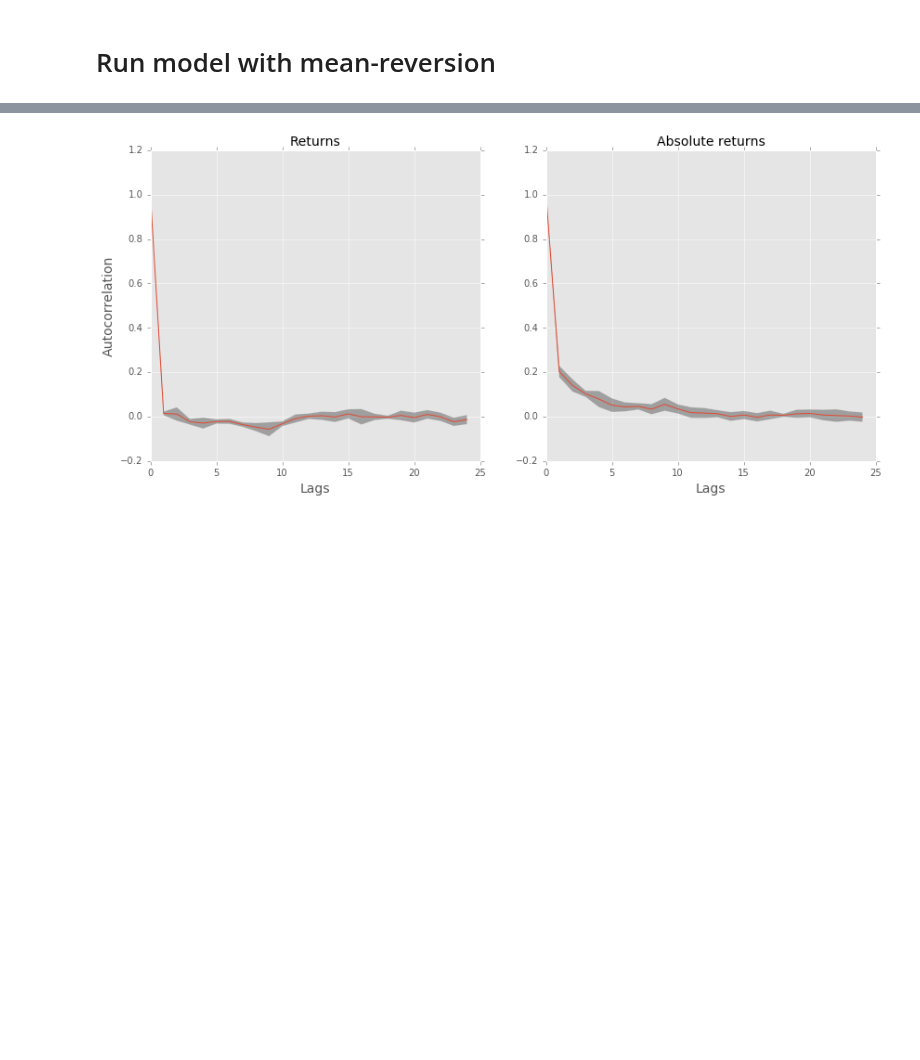
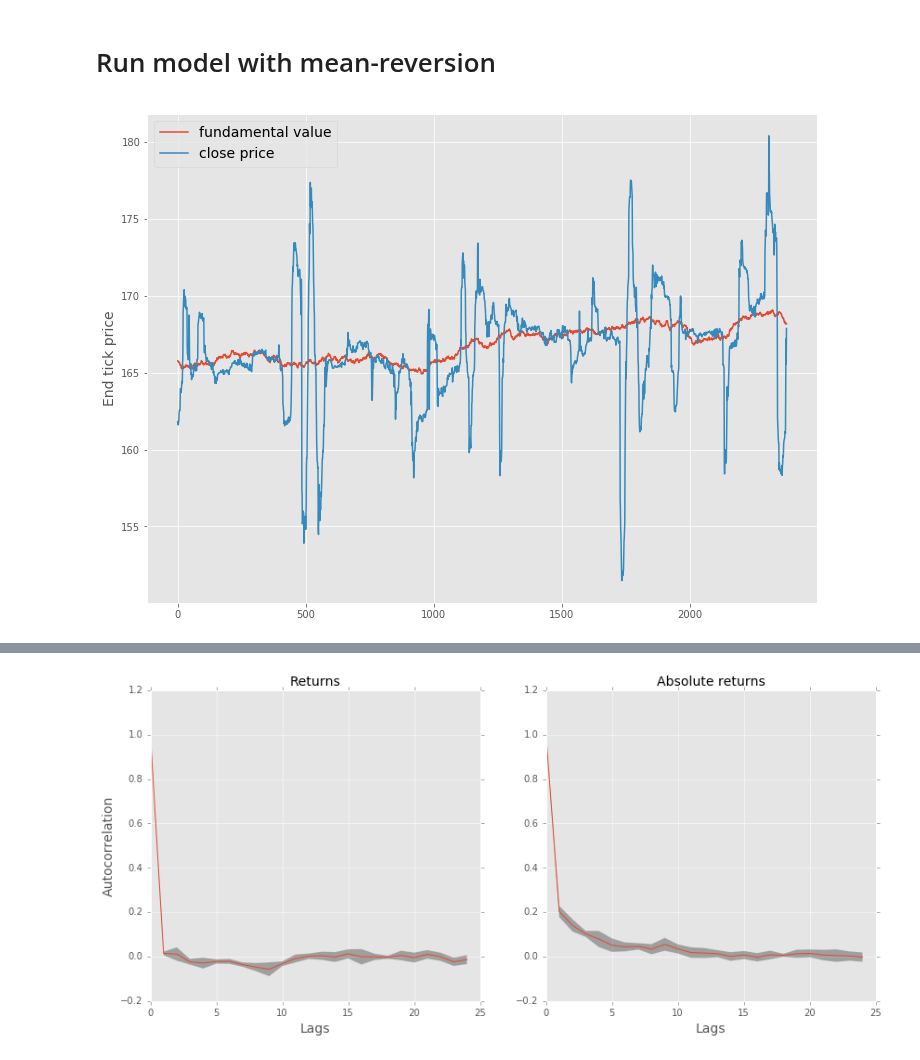
Before and after one commit to joerischasfoort/sim-fin-abm, a Jupyter notebook: Model_dynamics_and_horse_race.ipynb, the cells around one changed output, grey strips where cells are left out. Saved outputs shown, nothing was run; the diff lists cells and outputs as text; code cells hidden in the pictures; blank space fills up the shorter version.

```diff
--- a/Model_dynamics_and_horse_race.ipynb
+++ b/Model_dynamics_and_horse_race.ipynb
@@ -116,6 +116,18 @@ for seed in range(NRUNS):
     obs.append(orderbook)
 # %%
 mc_prices, mc_returns, mc_autocorr_returns, mc_autocorr_abs_returns, mc_volatility, mc_volume, mc_fundamentals = organise_data(obs)
+# %%
+fig, ax1 = plt.subplots(1, 1, figsize=(12,9))
+
+ax1.plot(mc_fundamentals.index, mc_fundamentals[5], label='fundamental value')
+ax1.plot(mc_prices.index, mc_prices[5], label='close price')
+
+ax1.set_ylabel('End tick price', fontsize='14')
+ax1.legend(loc='best', fontsize='14')
+
+fig.savefig('behavioural_hypothesis.png')
+# %% [output]
+[figure, added]
 # %%
 fig, (ax1, ax2) = plt.subplots(2, 1, figsize=(12,9))
 
```
Also changed, not shown: parts of 4 cells of this notebook, 4 other files.
